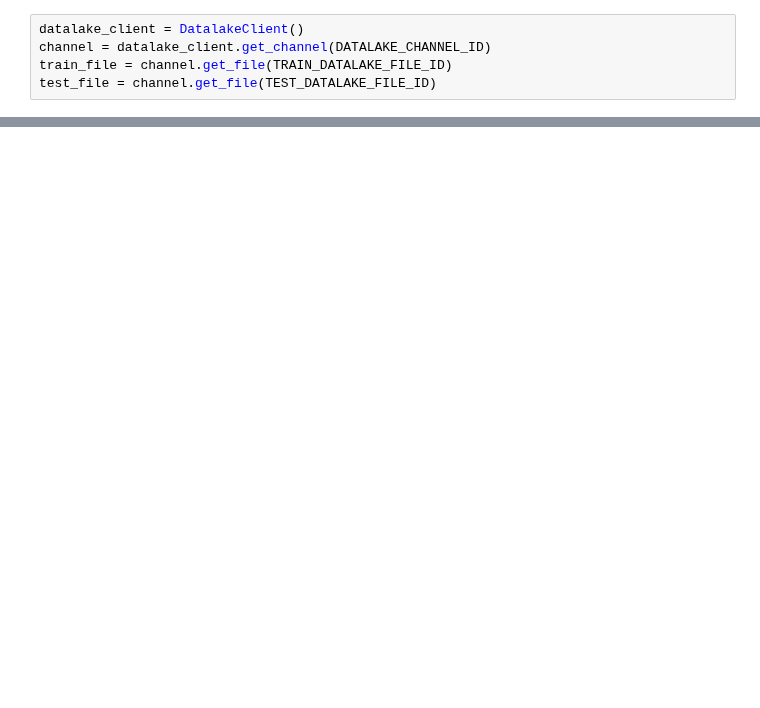
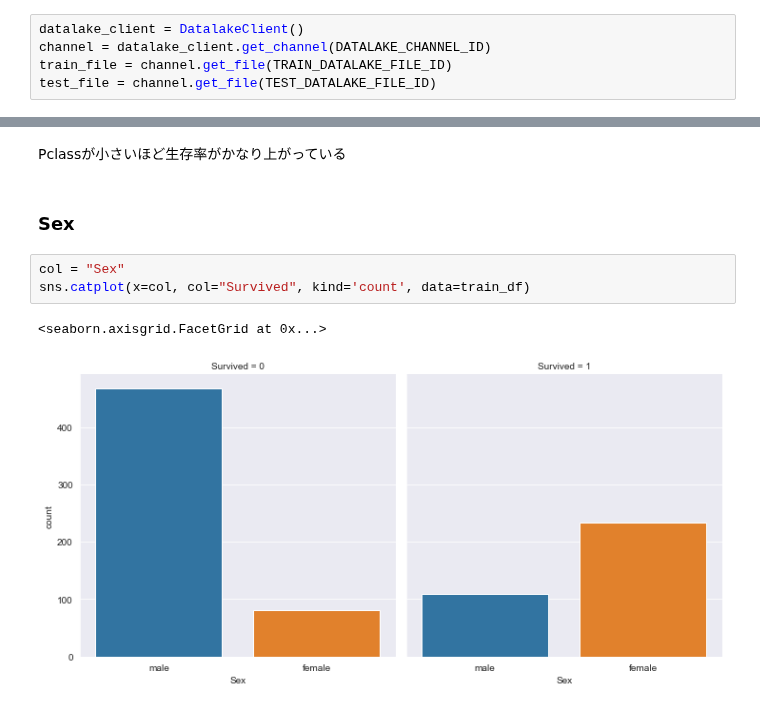
Before and after one commit to abeja-inc/Platform_handson, a Jupyter notebook: titanic/titanic.ipynb, the cells around one changed output, grey strips where cells are left out. Drawn from its saved outputs; the diff is of its cells as text; blank space fills up the shorter version.

```diff
--- a/titanic/titanic.ipynb
+++ b/titanic/titanic.ipynb
@@ -874,0 +306,10 @@ ax23.grid(True)
+# %% [markdown]
+Pclassが小さいほど生存率がかなり上がっている
+# %% [markdown]
+### Sex
+# %%
+col = "Sex"
+sns.catplot(x=col, col="Survived", kind='count', data=train_df)
+# %% [output]
+<seaborn.axisgrid.FacetGrid at 0x...>
+[figure, added]
```
Also changed, not shown: parts of 217 cells of this notebook.
